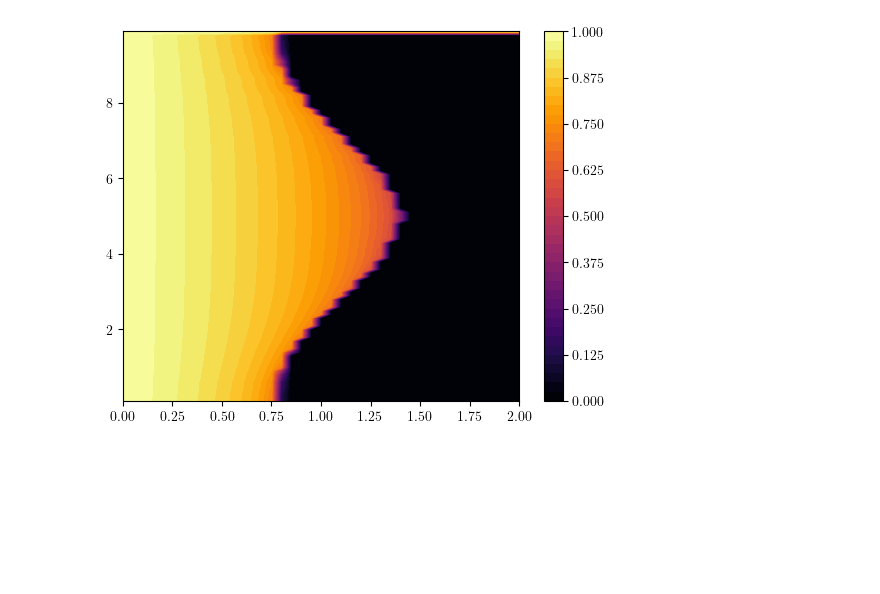
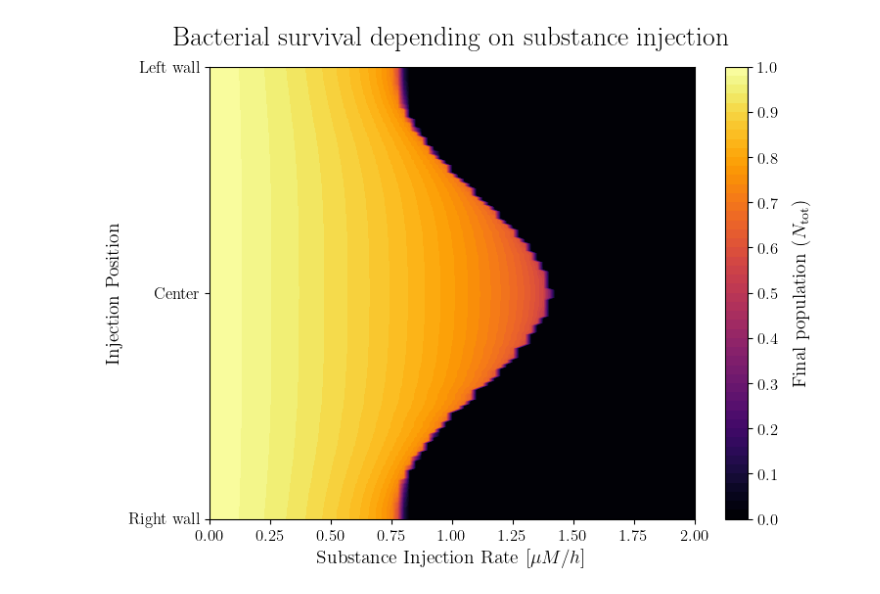
Before and after one commit to henauts/QECO, a Jupyter notebook: Codes/Vary_q-x_l.ipynb, the cells around one changed output. Drawn from its saved outputs; the diff is of its cells as text; code cells hidden in the pictures; blank space fills up the shorter version.

```diff
--- a/Codes/Vary_q-x_l.ipynb
+++ b/Codes/Vary_q-x_l.ipynb
@@ -16,14 +16,22 @@ plt.rc('font', family='serif')
 # %%
 data = np.loadtxt('Results/final_populations_q_and_x_L.txt')
 # %%
-qs = np.arange(0, 2.05, 0.05)
-x_Ls = np.arange(0.1, 10, 0.1)
+qs = np.arange(0, 2.025, 0.025)
+x_Ls = np.arange(0.1, 9.9, 0.05)
 # %%
 X, Y = np.meshgrid(qs, x_Ls)
-heat = plt.contourf(X, Y, data.T, cmap = 'inferno', levels = 40, vmax = 1, vmin = 0)
-plt.colorbar(heat)
-# plt.xlabel('Substance Injection Stop')
-# plt.ylabel('Chemotatic Response Strengh')
+fig, ax = plt.subplots(figsize=(8,6))
+heat = plt.contourf(X, Y, data.T[1:-2,:], cmap = 'inferno', levels = 50, vmax = 1, vmin = 0)
+cbar = plt.colorbar(heat, ticks = [0.1*i for i in range(11)])
+cbar.ax.set_ylabel(r'Final population $\left( N_{\mathrm{tot}} \right)$', fontsize = 14, labelpad = 10)
+cbar.ax.set_yticklabels([f"{0.1*i:.1f}" for i in range(11)], fontsize = 12)
+plt.xlabel(r'Substance Injection Rate $[\mu M/h]$', fontsize = 14)
+plt.xticks(fontsize = 12)
+plt.ylabel('Injection Position', fontsize = 14)
+plt.yticks([0.1, 5, 9.9], labels = ['Right wall', 'Center', 'Left wall'], fontsize = 12)
+plt.title('Bacterial survival depending on substance injection', fontsize = 20, pad = 16)
+plt.savefig('Plots/Substance_injection_rate_position.png', dpi = 300, bbox_inches = 'tight')
+plt.savefig('Plots/Substance_injection_rate_position.svg', dpi = 300, bbox_inches = 'tight')
 plt.show()
 # %% [output]
-[figure, old version]
+[figure, new version]
```
Also changed, not shown: 17 other files.
